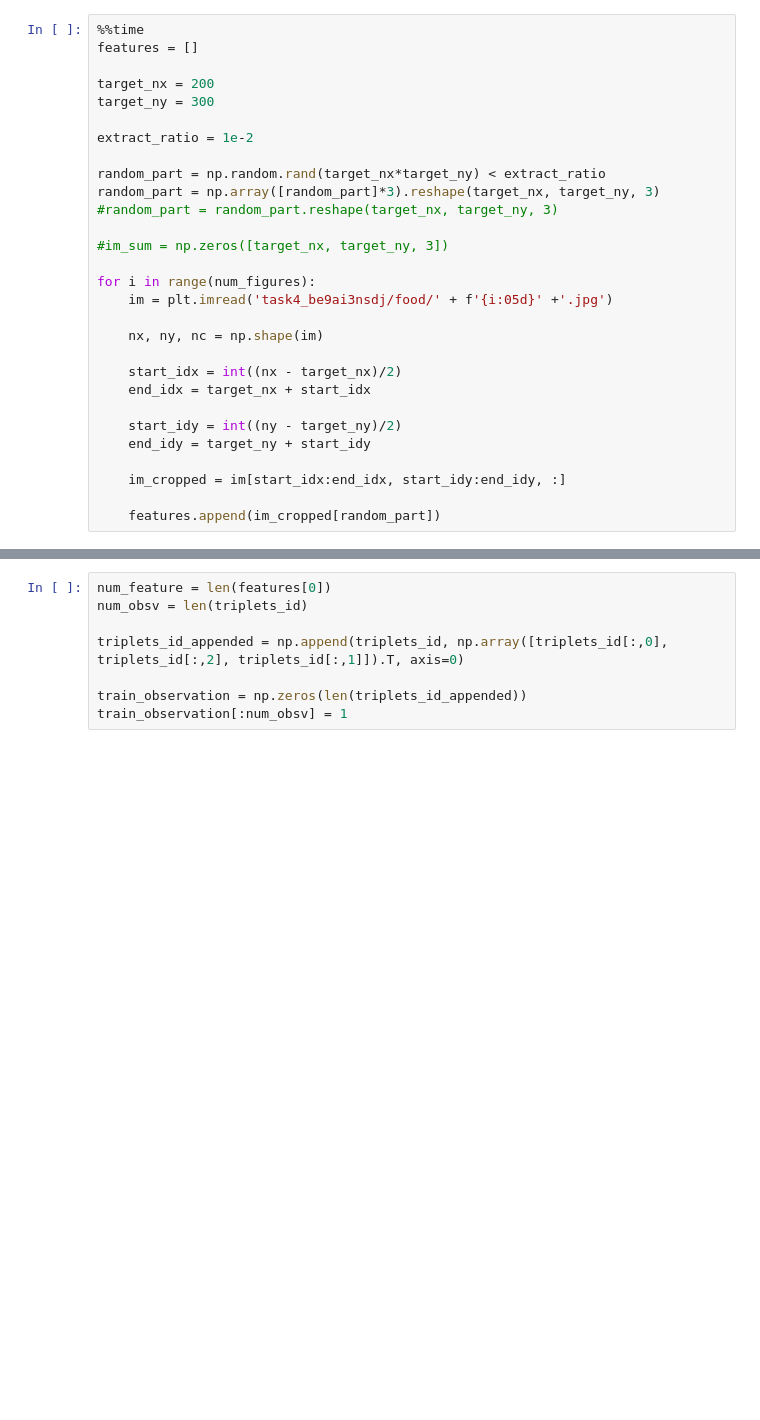
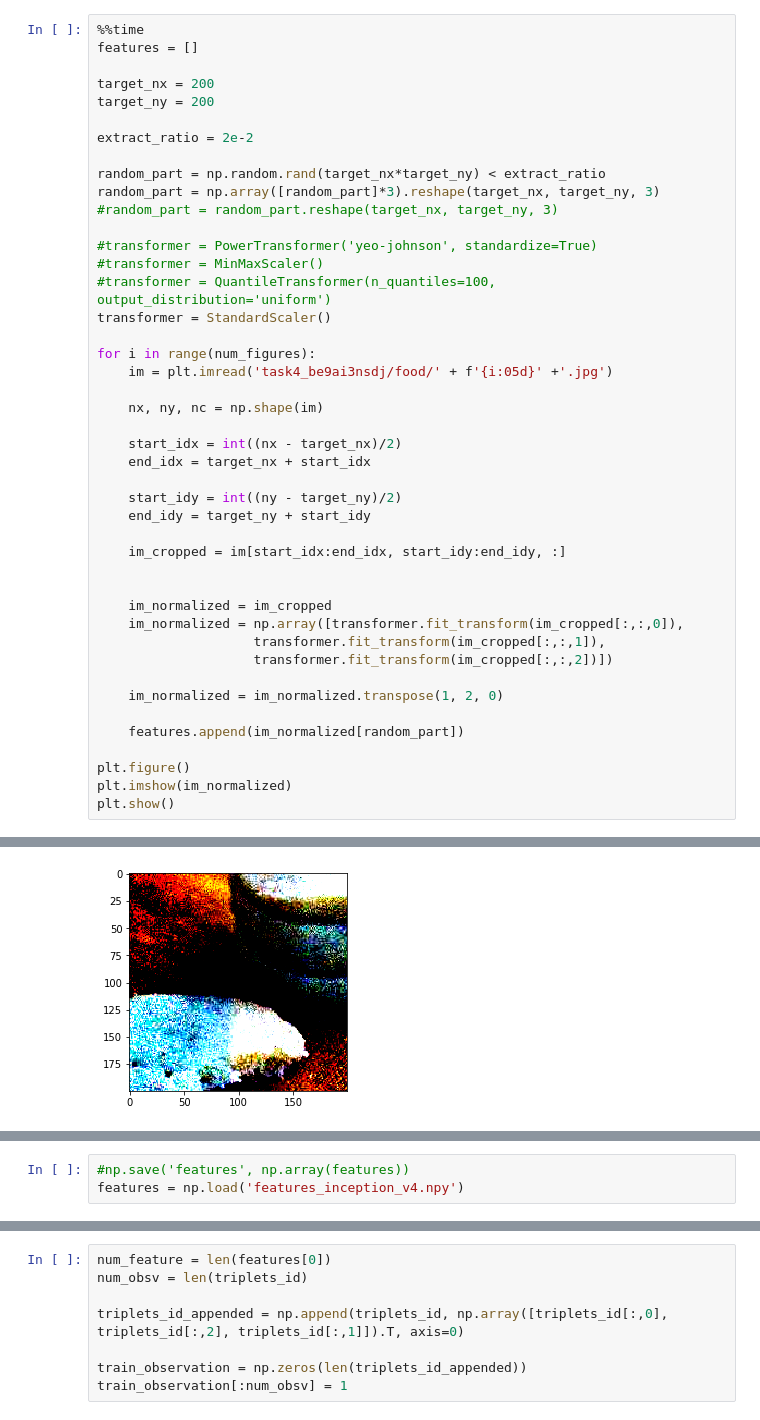
Before and after one commit to Catsgomeowmeow/IML-21, a Jupyter notebook: Task_4/Task4-sklearn.ipynb, the cells around one changed output, grey strips where cells are left out. Saved outputs shown, nothing was run; the diff lists cells and outputs as text; blank space fills up the shorter version.

```diff
--- a/Task_4/Task4-sklearn.ipynb
+++ b/Task_4/Task4-sklearn.ipynb
@@ -16,15 +23,18 @@ num_figures = 10000
 features = []
 
 target_nx = 200
-target_ny = 300
+target_ny = 200
 
-extract_ratio = 1e-2
+extract_ratio = 2e-2
 
 random_part = np.random.rand(target_nx*target_ny) < extract_ratio
 random_part = np.array([random_part]*3).reshape(target_nx, target_ny, 3)
 #random_part = random_part.reshape(target_nx, target_ny, 3)
 
-#im_sum = np.zeros([target_nx, target_ny, 3])
+#transformer = PowerTransformer('yeo-johnson', standardize=True)
+#transformer = MinMaxScaler()
+#transformer = QuantileTransformer(n_quantiles=100, output_distribution='uniform')
+transformer = StandardScaler()
 
 for i in range(num_figures):
     im = plt.imread('task4_be9ai3nsdj/food/' + f'{i:05d}' +'.jpg')
@@ -39,5 +49,17 @@ for i in range(num_figures):
 
     im_cropped = im[start_idx:end_idx, start_idy:end_idy, :]
 
-    features.append(im_cropped[random_part])
+
+    im_normalized = im_cropped
+    im_normalized = np.array([transformer.fit_transform(im_cropped[:,:,0]),
+                    transformer.fit_transform(im_cropped[:,:,1]),
+                    transformer.fit_transform(im_cropped[:,:,2])])
+
+    im_normalized = im_normalized.transpose(1, 2, 0)
+
+    features.append(im_normalized[random_part])
+
+plt.figure()
+plt.imshow(im_normalized)
+plt.show()
 # %% [output]
@@ -45,0 +67 @@ Wall time: 30.6 s
+[figure, added]
@@ -46,3 +70,6 @@ Wall time: 30.6 s
+# %%
+#np.save('features', np.array(features))
+features = np.load('features_inception_v4.npy')
 # %%
 triplets = pd.read_csv('task4_be9ai3nsdj/train_triplets.txt', header=None, delimiter=' ', dtype=str).to_numpy()
 triplets_id = pd.read_csv('task4_be9ai3nsdj/train_triplets.txt', header=None, delimiter=' ', dtype=int).to_numpy()
```
Also changed, not shown: parts of 12 cells of this notebook, 1 other file.
